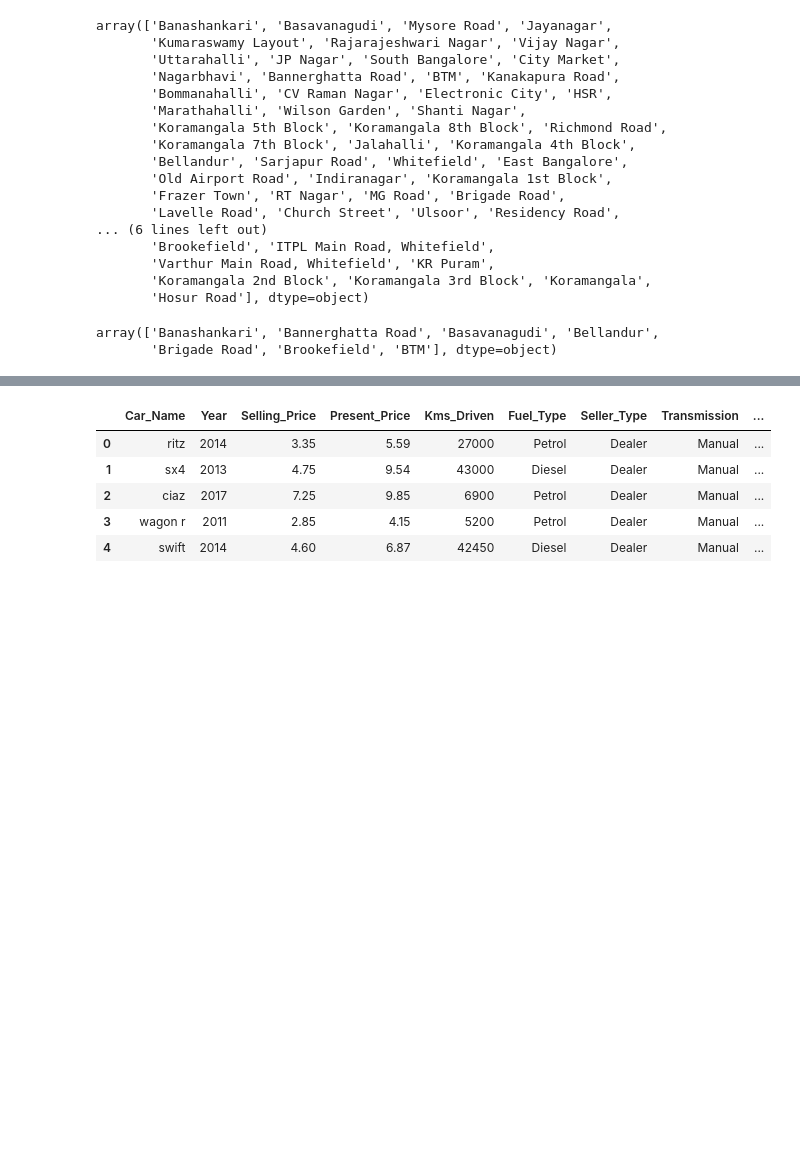
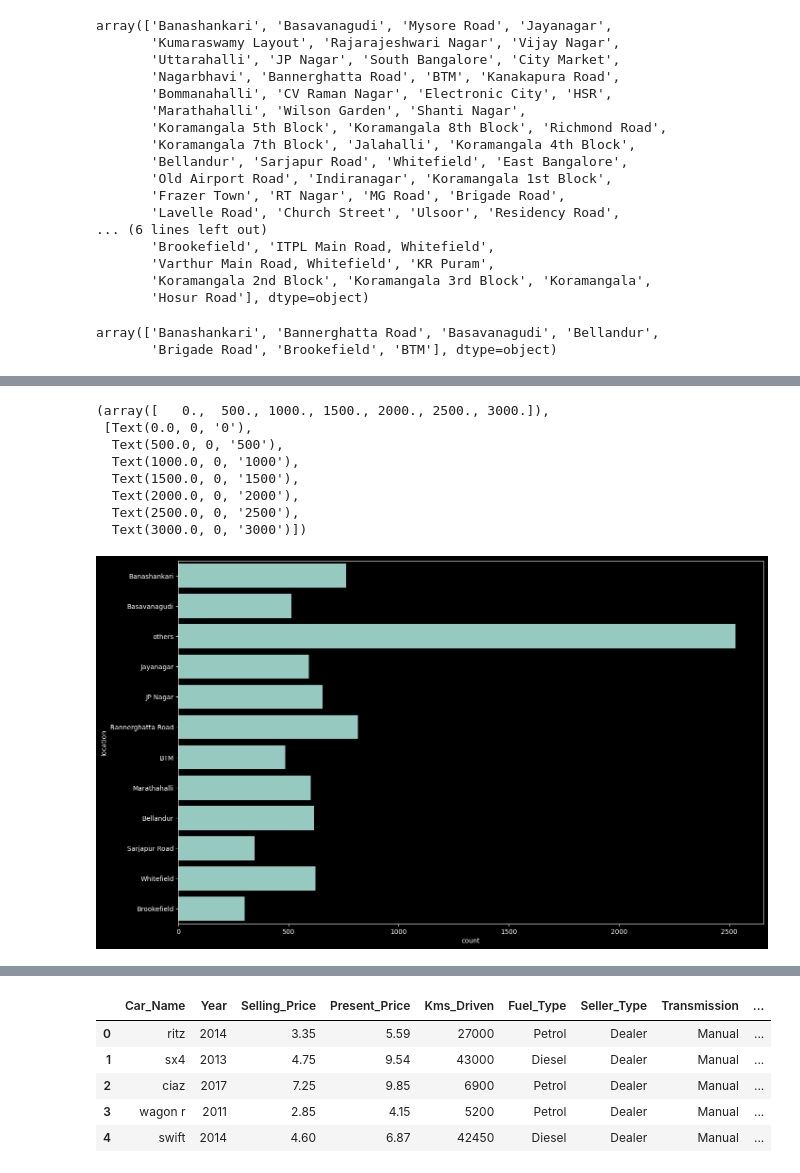
Before and after one commit to shwetashukla44/internship3, a Jupyter notebook: internship2026.ipynb, the cells around one changed output, grey strips where cells are left out. Cells and saved outputs as stored; diff of their text form; code cells hidden in the pictures; blank space fills up the shorter version.

```diff
--- a/internship2026.ipynb
+++ b/internship2026.ipynb
@@ -178,0 +456,4 @@ df = df.drop(['listed_in(city)'], axis = 1)
+# %%
+# cleaning rest type
+rest_types = df['rest_type'].value_counts(ascending  = False)
+rest_types
@@ -178,0 +476,3 @@ df = df.drop(['listed_in(city)'], axis = 1)
+# %%
+rest_types_lessthan1000 = rest_types[rest_types<1000]
+rest_types_lessthan1000
@@ -178,0 +512,16 @@ df = df.drop(['listed_in(city)'], axis = 1)
+# %%
+#cleaning location
+location = df['location'].value_counts(ascending  = False)
+
+location_lessthan300 = location[location<300]
+
+
+
+def handle_location(value):
+    if(value in location_lessthan300):
+        return 'others'
+    else:
+        return value
+
+df['location'] = df['location'].apply(handle_location)
+df['location'].value_counts()
@@ -178,0 +544,17 @@ df = df.drop(['listed_in(city)'], axis = 1)
+# %%
+# cleaning cuisine
+cuisines = df['cuisines'].value_counts(ascending  = False)
+
+
+cuisines_lessthan100 = cuisines[cuisines<100]
+
+
+
+def handle_cuisines(value):
+    if(value in cuisines_lessthan100):
+        return 'others'
+    else:
+        return value
+
+df['cuisines'] = df['cuisines'].apply(handle_cuisines)
+df['cuisines'].value_counts()
@@ -178,0 +585,15 @@ df = df.drop(['listed_in(city)'], axis = 1)
+# %%
+#Count Plot of Various Locations
+plt.figure(figsize = (16,10))
+ax = sns.countplot(df['location'])
+plt.xticks(rotation=0)
+# %% [output]
+(array([   0.,  500., 1000., 1500., 2000., 2500., 3000.]),
+ [Text(0.0, 0, '0'),
+  Text(500.0, 0, '500'),
+  Text(1000.0, 0, '1000'),
+  Text(1500.0, 0, '1500'),
+  Text(2000.0, 0, '2000'),
+  Text(2500.0, 0, '2500'),
+  Text(3000.0, 0, '3000')])
+[figure, added]
```
Also changed, not shown: parts of 52 cells of this notebook.
